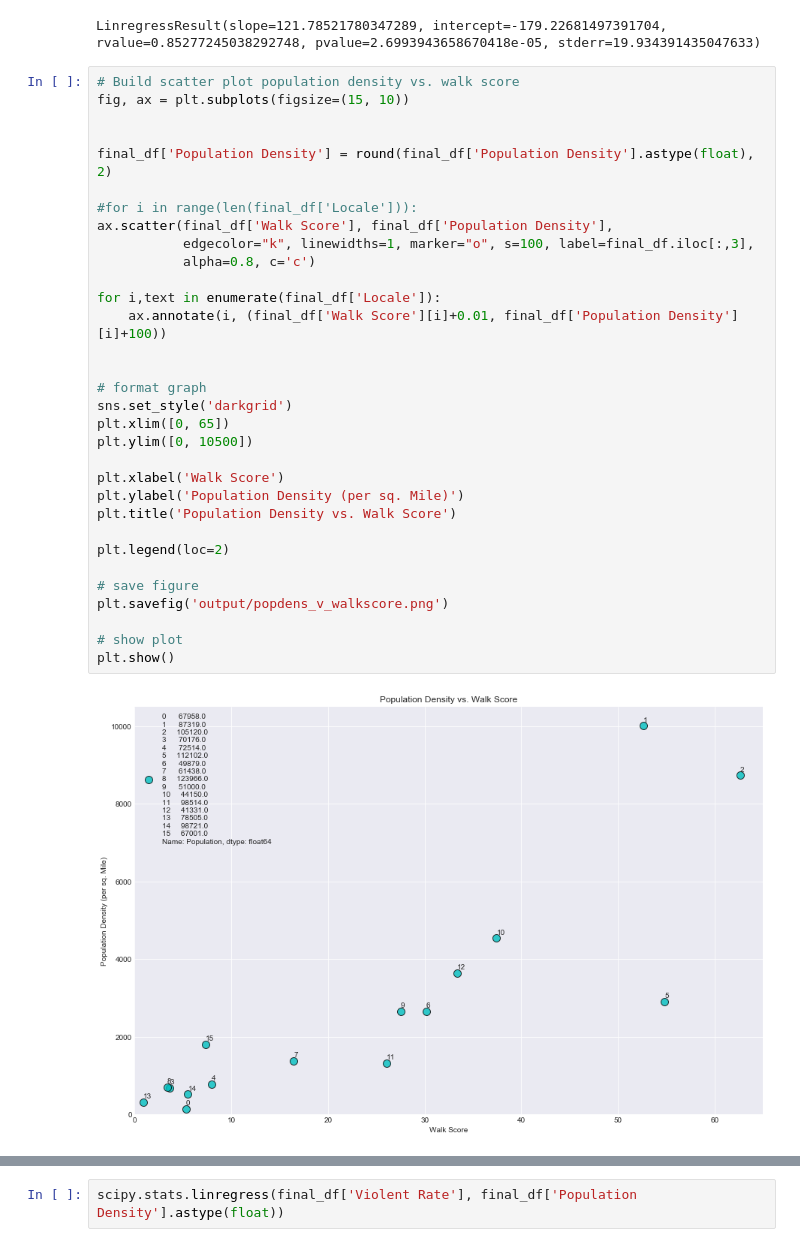
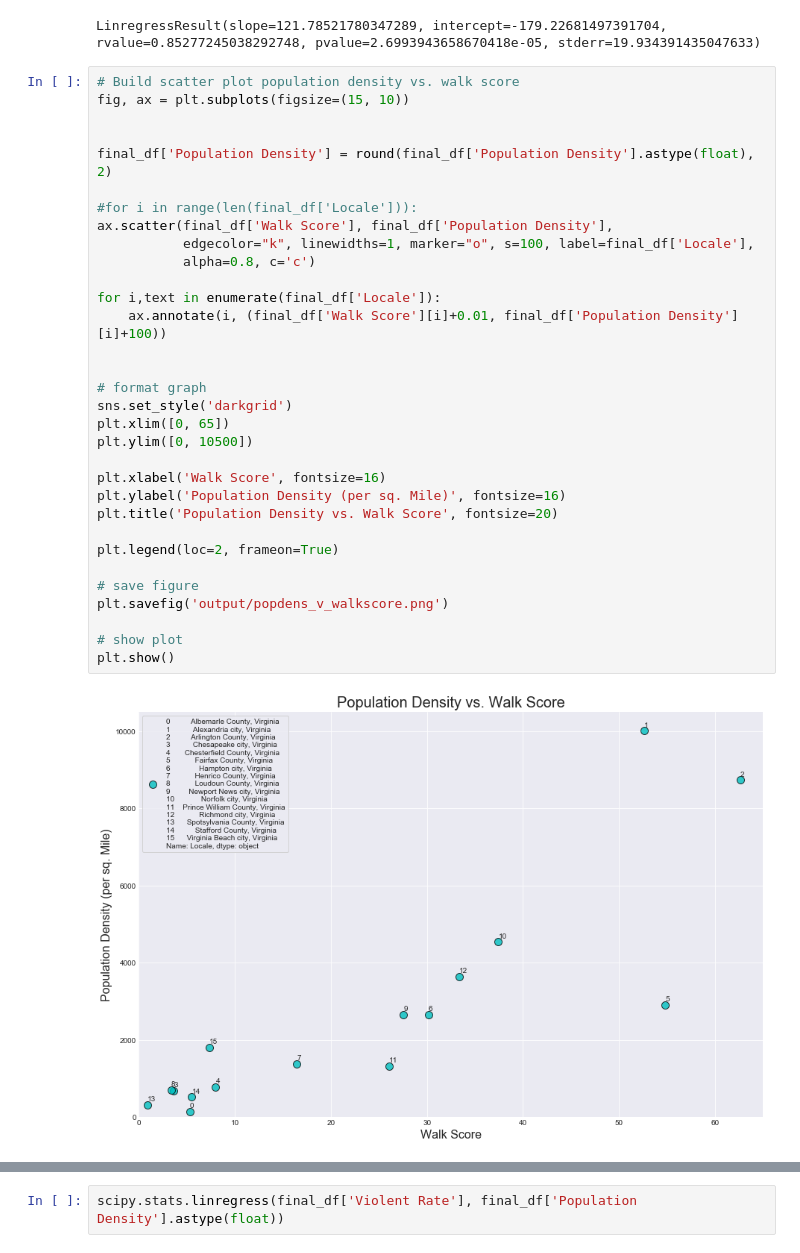
Before and after one commit to aeisenba61/project-mayhem, a Jupyter notebook: Final/final_analysis_notebook.ipynb, the cells around one changed output, grey strips where cells are left out. Drawn from its saved outputs; the diff is of its cells as text.

Commit message:
corrections to analysis notebook and image files

```diff
--- a/Final/final_analysis_notebook.ipynb
+++ b/Final/final_analysis_notebook.ipynb
@@ -40,37 +40,37 @@ LinregressResult(slope=121.78521780347289, intercept=-179.22681497391704, rvalue
 # %%
 # Build scatter plot population density vs. walk score
 fig, ax = plt.subplots(figsize=(15, 10))
 
 
 final_df['Population Density'] = round(final_df['Population Density'].astype(float), 2)
 
 #for i in range(len(final_df['Locale'])):
 ax.scatter(final_df['Walk Score'], final_df['Population Density'],
-           edgecolor="k", linewidths=1, marker="o", s=100, label=final_df.iloc[:,3],
+           edgecolor="k", linewidths=1, marker="o", s=100, label=final_df['Locale'],
            alpha=0.8, c='c')
 
 for i,text in enumerate(final_df['Locale']):
     ax.annotate(i, (final_df['Walk Score'][i]+0.01, final_df['Population Density'][i]+100))
 
 
 # format graph
 sns.set_style('darkgrid')
 plt.xlim([0, 65])
 plt.ylim([0, 10500])
 
-plt.xlabel('Walk Score')
-plt.ylabel('Population Density (per sq. Mile)')
-plt.title('Population Density vs. Walk Score')
+plt.xlabel('Walk Score', fontsize=16)
+plt.ylabel('Population Density (per sq. Mile)', fontsize=16)
+plt.title('Population Density vs. Walk Score', fontsize=20)
 
-plt.legend(loc=2)
+plt.legend(loc=2, frameon=True)
 
 # save figure
 plt.savefig('output/popdens_v_walkscore.png')
 
 # show plot
 plt.show()
 # %% [output]
-[figure, old version]
+[figure, new version]
 # %%
 # Build scatter plot population density vs. Violent Crime Rate
 fig, ax = plt.subplots(figsize=(15, 10))
```
Also changed, not shown: parts of 7 cells of this notebook, 5 other files.
